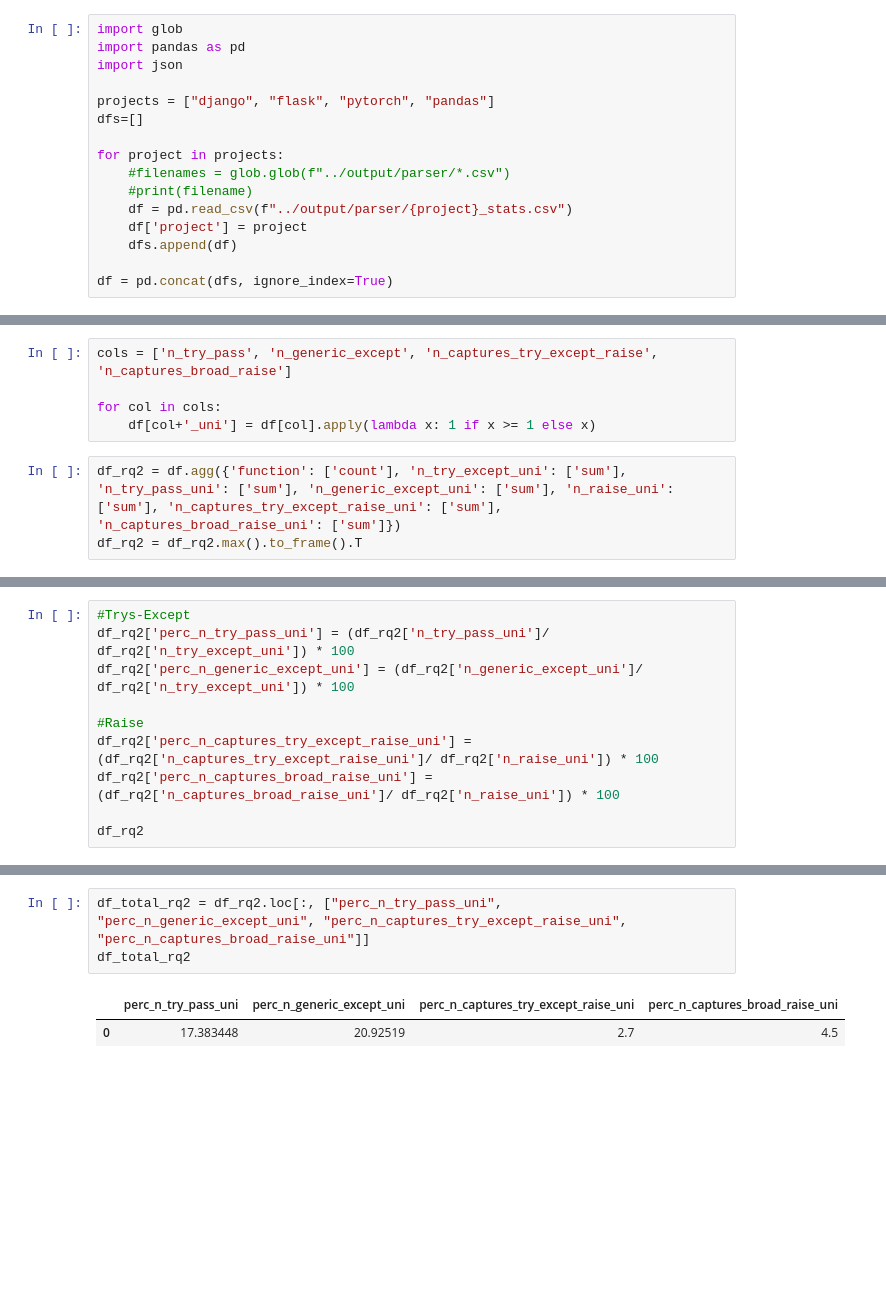
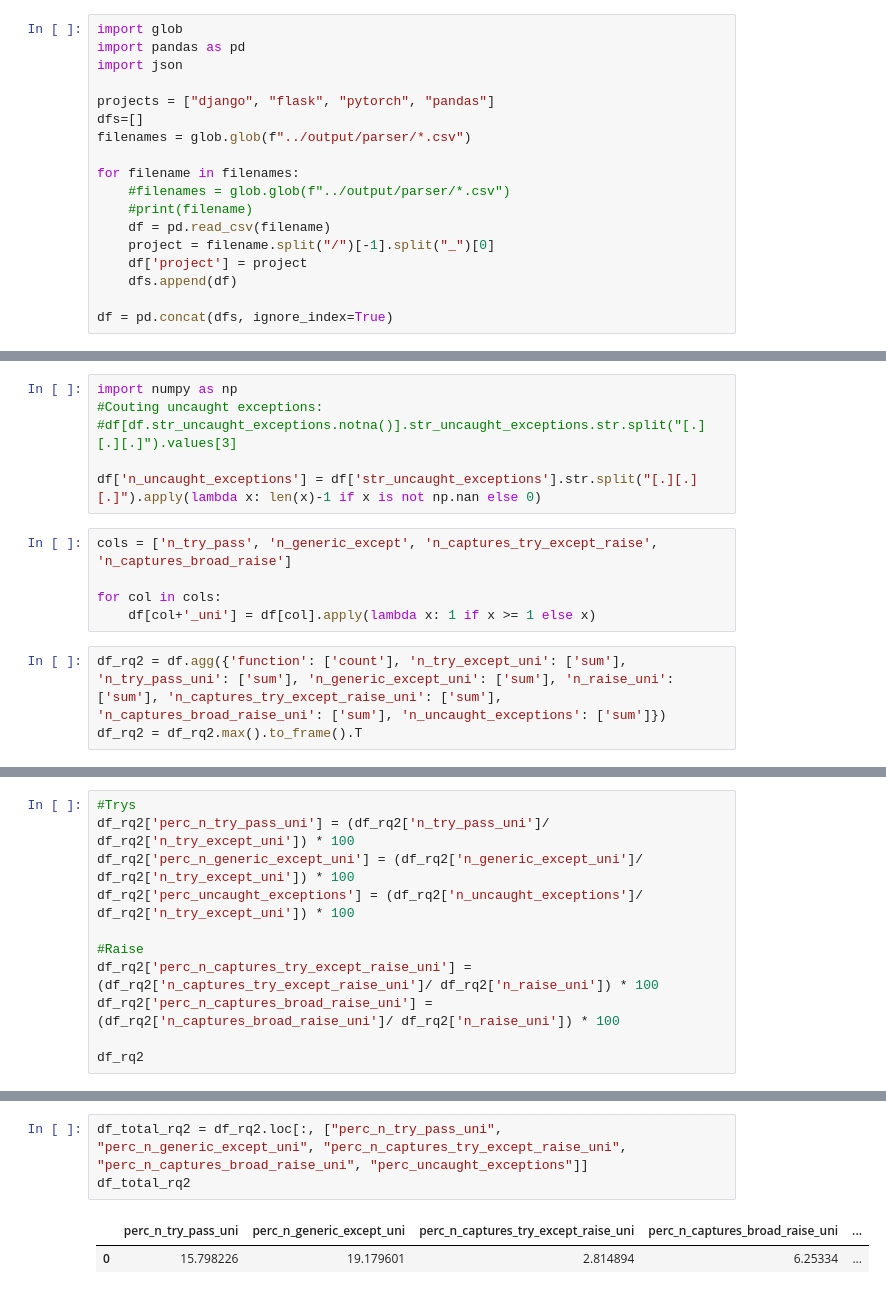
Before and after one commit to r4phael/exception-miner-multi, a Jupyter notebook: notebooks/eh_py_analysis.ipynb, the cells around one changed output, grey strips where cells are left out. Cells and saved outputs as stored; diff of their text form; blank space fills up the shorter version.

```diff
--- a/notebooks/eh_py_analysis.ipynb
+++ b/notebooks/eh_py_analysis.ipynb
@@ -130,11 +133,13 @@ import json
 
 projects = ["django", "flask", "pytorch", "pandas"]
 dfs=[]
+filenames = glob.glob(f"../output/parser/*.csv")
 
-for project in projects:
+for filename in filenames:
     #filenames = glob.glob(f"../output/parser/*.csv")
     #print(filename)
-    df = pd.read_csv(f"../output/parser/{project}_stats.csv")
+    df = pd.read_csv(filename)
+    project = filename.split("/")[-1].split("_")[0]
     df['project'] = project
     dfs.append(df)
 
@@ -474,10 +511,16 @@ RQ2.
+# %%
+import numpy as np
+#Couting uncaught exceptions:
+#df[df.str_uncaught_exceptions.notna()].str_uncaught_exceptions.str.split("[.][.][.]").values[3]
+
+df['n_uncaught_exceptions'] = df['str_uncaught_exceptions'].str.split("[.][.][.]").apply(lambda x: len(x)-1 if x is not np.nan else 0)
 # %%
 cols = ['n_try_pass', 'n_generic_except', 'n_captures_try_except_raise', 'n_captures_broad_raise']
 
 for col in cols:
     df[col+'_uni'] = df[col].apply(lambda x: 1 if x >= 1 else x)
 # %%
-df_rq2 = df.agg({'function': ['count'], 'n_try_except_uni': ['sum'], 'n_try_pass_uni': ['sum'], 'n_generic_except_uni': ['sum'], 'n_raise_uni': ['sum'], 'n_captures_try_except_raise_uni': ['sum'], 'n_captures_broad_raise_uni': ['sum']})
+df_rq2 = df.agg({'function': ['count'], 'n_try_except_uni': ['sum'], 'n_try_pass_uni': ['sum'], 'n_generic_except_uni': ['sum'], 'n_raise_uni': ['sum'], 'n_captures_try_except_raise_uni': ['sum'], 'n_captures_broad_raise_uni': ['sum'], 'n_uncaught_exceptions': ['sum']})
 df_rq2 = df_rq2.max().to_frame().T
 # %%
 df_rq2
@@ -487,7 +530,8 @@ df_rq2
 # %%
-#Trys-Except
+#Trys
 df_rq2['perc_n_try_pass_uni'] = (df_rq2['n_try_pass_uni']/ df_rq2['n_try_except_uni']) * 100
 df_rq2['perc_n_generic_except_uni'] = (df_rq2['n_generic_except_uni']/ df_rq2['n_try_except_uni']) * 100
+df_rq2['perc_uncaught_exceptions'] = (df_rq2['n_uncaught_exceptions']/ df_rq2['n_try_except_uni']) * 100
 
 #Raise
 df_rq2['perc_n_captures_try_except_raise_uni'] = (df_rq2['n_captures_try_except_raise_uni']/ df_rq2['n_raise_uni']) * 100
@@ -500,7 +544,7 @@ df_rq2
 # %%
-df_total_rq2 = df_rq2.loc[:, ["perc_n_try_pass_uni", "perc_n_generic_except_uni", "perc_n_captures_try_except_raise_uni", "perc_n_captures_broad_raise_uni"]]
+df_total_rq2 = df_rq2.loc[:, ["perc_n_try_pass_uni", "perc_n_generic_except_uni", "perc_n_captures_try_except_raise_uni", "perc_n_captures_broad_raise_uni", "perc_uncaught_exceptions"]]
 df_total_rq2
 # %% [output]
-|  | perc_n_try_pass_uni | perc_n_generic_except_uni | perc_n_captures_try_except_raise_uni | perc_n_captures_broad_raise_uni |
-| 0 | 17.383448 | 20.92519 | 2.7 | 4.5 |
+|  | perc_n_try_pass_uni | perc_n_generic_except_uni | perc_n_captures_try_except_raise_uni | perc_n_captures_broad_raise_uni | ... |
+| 0 | 15.798226 | 19.179601 | 2.814894 | 6.25334 | ... |
 # %%
```
Also changed, not shown: parts of 31 cells of this notebook, 5 other files.
